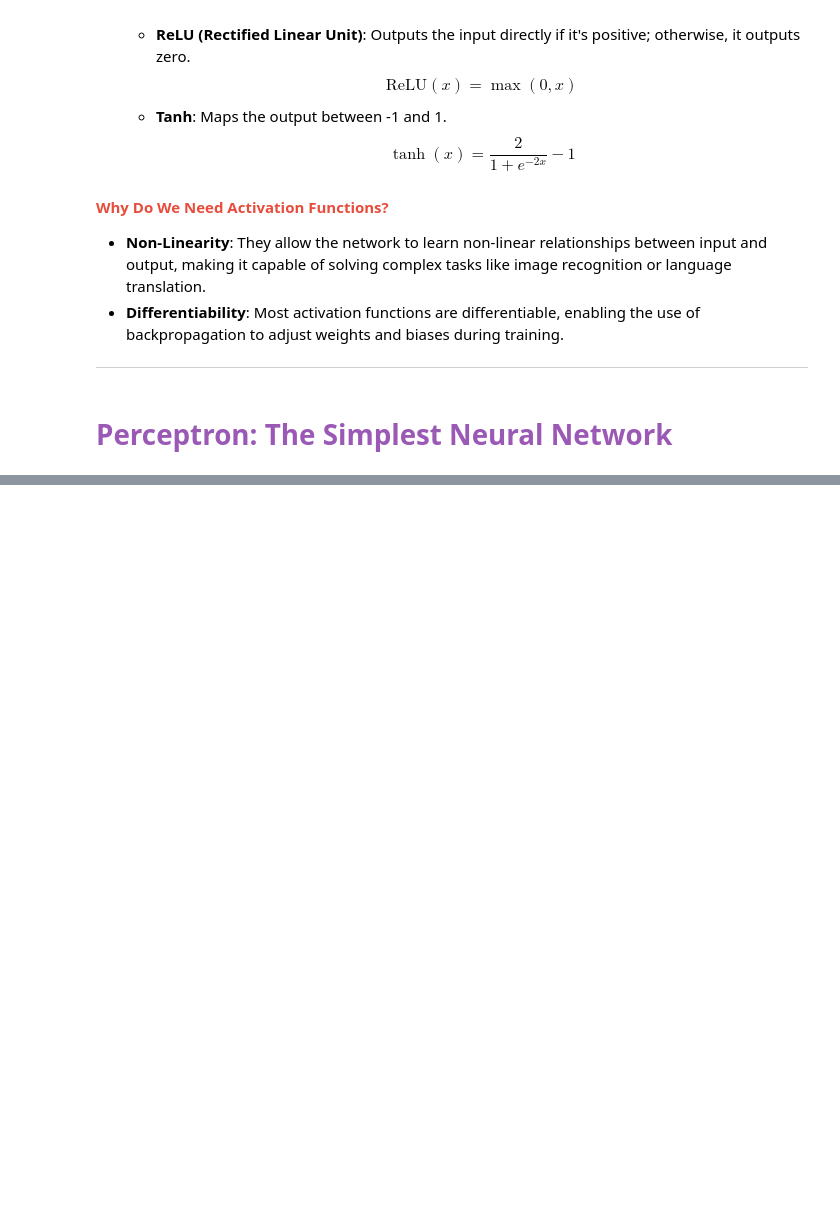
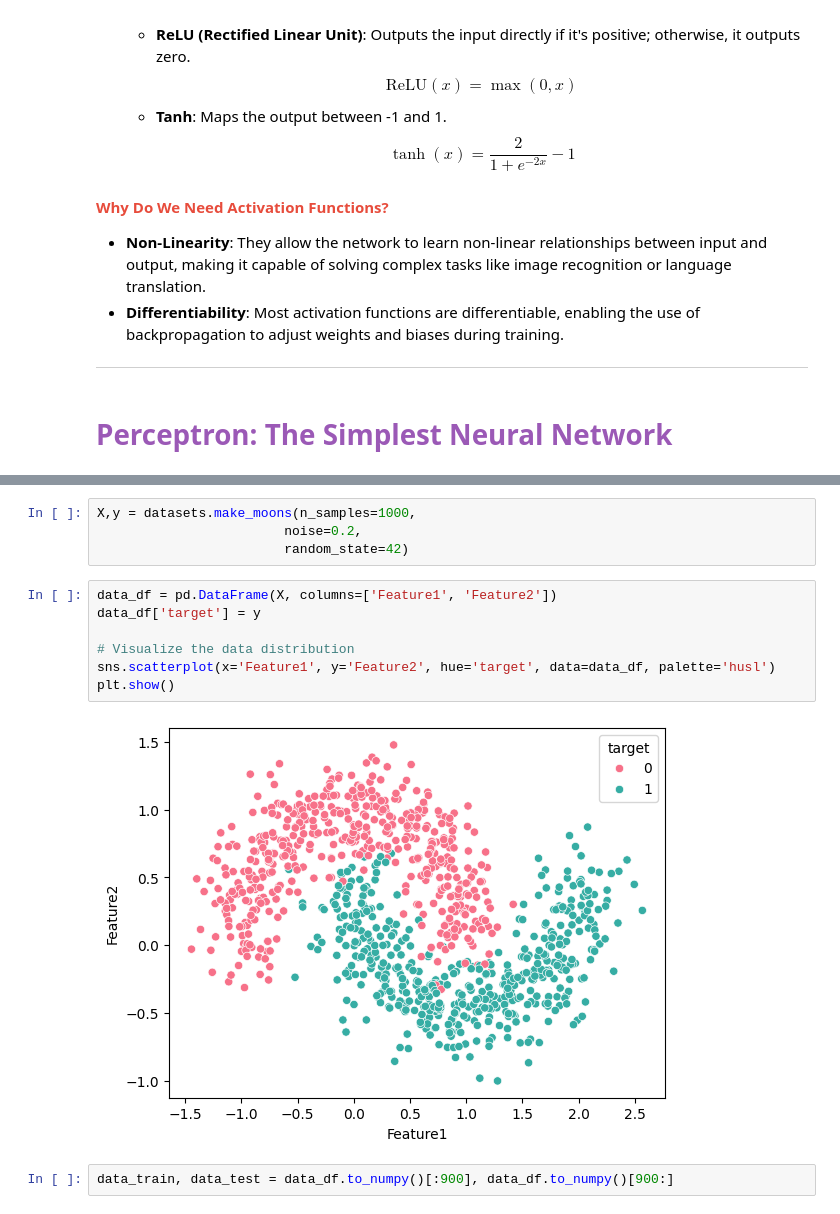
Before and after one commit to Ankush610/DataScience, a Jupyter notebook: notebooks/5_Intro_to_Deep_Learning/1_Introduction_to_Deep_Learning.ipynb, the cells around one changed output, grey strips where cells are left out. Saved outputs shown, nothing was run; the diff lists cells and outputs as text; blank space fills up the shorter version.

```diff
--- a/notebooks/5_Intro_to_Deep_Learning/1_Introduction_to_Deep_Learning.ipynb
+++ b/notebooks/5_Intro_to_Deep_Learning/1_Introduction_to_Deep_Learning.ipynb
@@ -184,0 +196,15 @@ $$
+# %%
+X,y = datasets.make_moons(n_samples=1000,
+                        noise=0.2,
+                        random_state=42)
+# %%
+data_df = pd.DataFrame(X, columns=['Feature1', 'Feature2'])
+data_df['target'] = y
+
+# Visualize the data distribution
+sns.scatterplot(x='Feature1', y='Feature2', hue='target', data=data_df, palette='husl')
+plt.show()
+# %% [output]
+[figure, added]
+# %%
+data_train, data_test = data_df.to_numpy()[:900], data_df.to_numpy()[900:]
```
Also changed, not shown: parts of 14 cells of this notebook, 3 other files.
